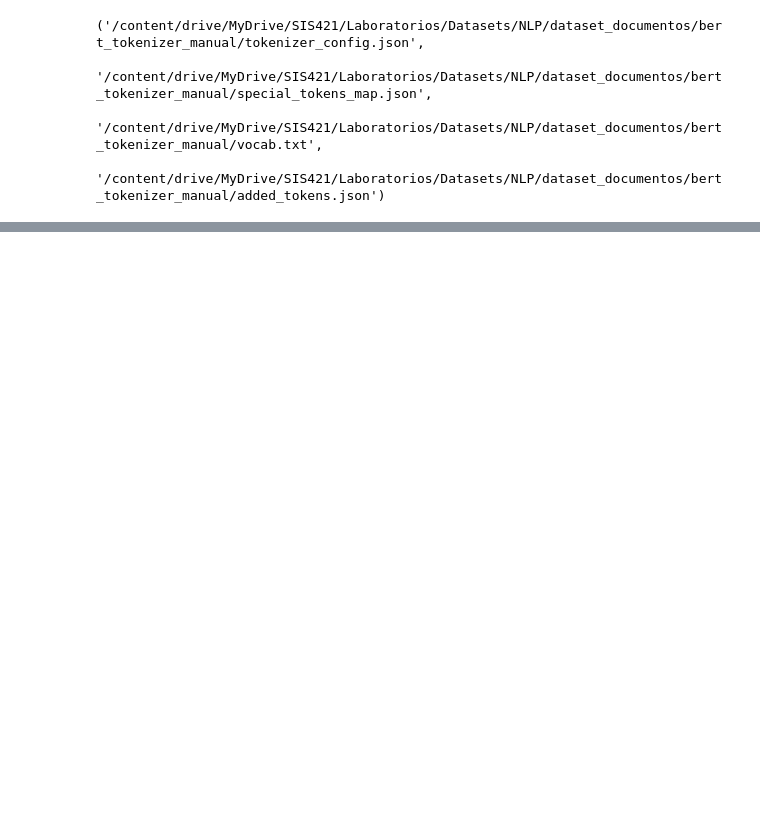
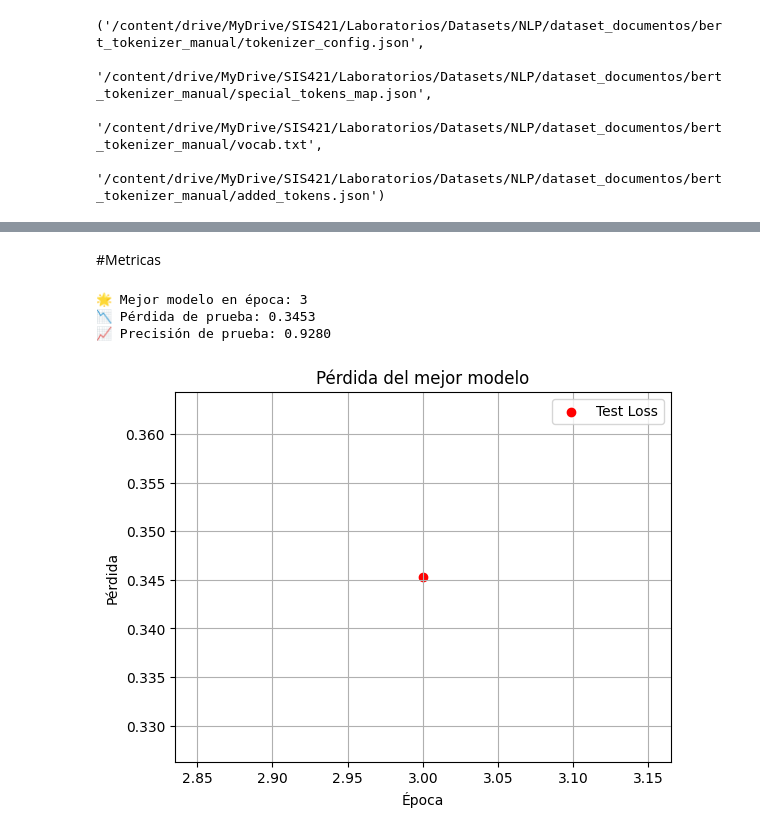
Before and after one commit to Sebastian-Cepeda-Ch/SIS421-2025-ASCC, a Jupyter notebook: Laboratorios/Laboratorio_08/Laboratorio_08.ipynb, the cells around one changed output, grey strips where cells are left out. Saved outputs shown, nothing was run; the diff lists cells and outputs as text; code cells hidden in the pictures; blank space fills up the shorter version.

Commit message:
Actualiza Laboratorio 08 y añade Laboratorio 05

```diff
--- a/Laboratorios/Laboratorio_08/Laboratorio_08.ipynb
+++ b/Laboratorios/Laboratorio_08/Laboratorio_08.ipynb
@@ -326,0 +371,33 @@ plt.show()
+# %% [markdown]
+#Metricas
+# %%
+import torch
+
+best_ckpt_path = "/content/drive/MyDrive/SIS421/Laboratorios/Datasets/NLP/best_model.pt"
+checkpoint = torch.load(best_ckpt_path, map_location='cpu')
+
+epoch = checkpoint['epoch']
+test_loss = checkpoint['test_loss']
+test_accuracy = checkpoint['test_accuracy']
+
+print(f"🌟 Mejor modelo en época: {epoch}")
+print(f"📉 Pérdida de prueba: {test_loss:.4f}")
+print(f"📈 Precisión de prueba: {test_accuracy:.4f}")
+# %% [output]
+🌟 Mejor modelo en época: 3
+📉 Pérdida de prueba: 0.3453
+📈 Precisión de prueba: 0.9280
+# %%
+import matplotlib.pyplot as plt
+
+# Solo un punto (poco útil como curva)
+plt.figure()
+plt.scatter([epoch], [test_loss], color='red', label='Test Loss')
+plt.title('Pérdida del mejor modelo')
+plt.xlabel('Época')
+plt.ylabel('Pérdida')
+plt.legend()
+plt.grid(True)
+plt.show()
+# %% [output]
+[figure, added]
```
Also changed, not shown: parts of 6 cells of this notebook, 2 other files.
